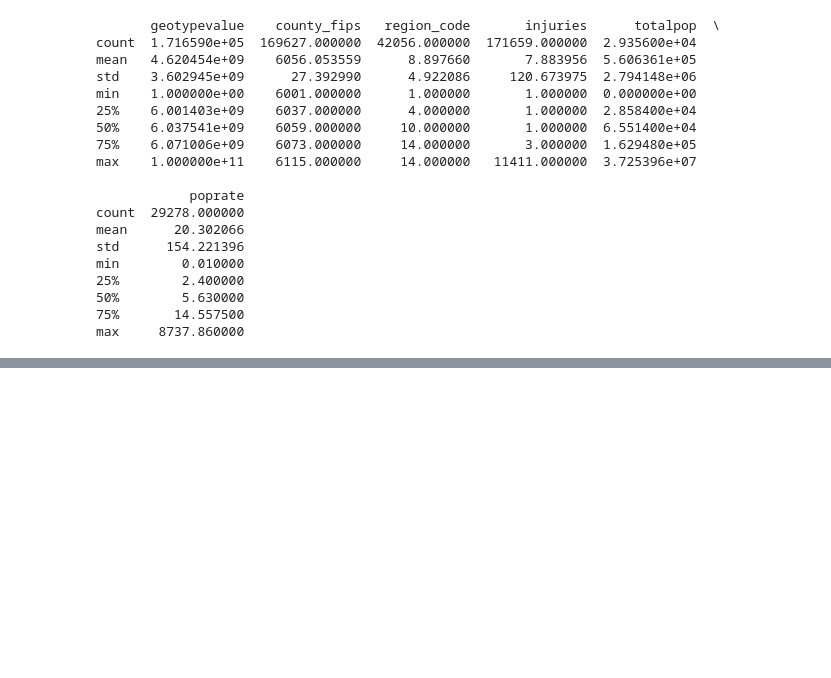
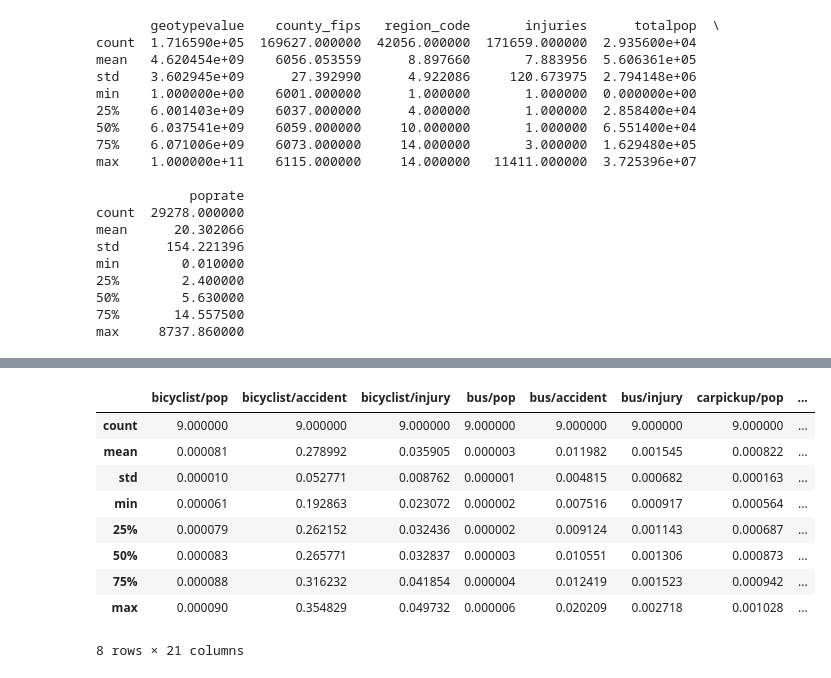
Before and after one commit to PadmaGuna/Project1, a Jupyter notebook: Monica.ipynb, the cells around one changed output, grey strips where cells are left out. Cells and saved outputs as stored; diff of their text form; code cells hidden in the pictures; blank space fills up the shorter version.

```diff
--- a/Monica.ipynb
+++ b/Monica.ipynb
@@ -471,0 +597,20 @@ yearly_injuries
+# %%
+mode_correlation_matrix = total_pop_df[['bicyclist/pop', 'bicyclist/accident',
+       'bicyclist/injury', 'bus/pop', 'bus/accident', 'bus/injury',
+       'carpickup/pop', 'carpickup/accident', 'carpickup/injury',
+       'motorcycle/pop', 'motorcycle/accident', 'motorcycle/injury', 'ped/pop',
+       'ped/accident', 'ped/injury', 'truck/pop', 'truck/accident',
+       'truck/injury', 'vehicles/pop', 'vehicles/accident', 'vehicles/injury']].describe()
+
+mode_correlation_matrix
+# %% [output]
+|  | bicyclist/pop | bicyclist/accident | bicyclist/injury | bus/pop | bus/accident | bus/injury | carpickup/pop | ... |
+| count | 9.000000 | 9.000000 | 9.000000 | 9.000000 | 9.000000 | 9.000000 | 9.000000 | ... |
+| mean | 0.000081 | 0.278992 | 0.035905 | 0.000003 | 0.011982 | 0.001545 | 0.000822 | ... |
+| std | 0.000010 | 0.052771 | 0.008762 | 0.000001 | 0.004815 | 0.000682 | 0.000163 | ... |
+| min | 0.000061 | 0.192863 | 0.023072 | 0.000002 | 0.007516 | 0.000917 | 0.000564 | ... |
+| 25% | 0.000079 | 0.262152 | 0.032436 | 0.000002 | 0.009124 | 0.001143 | 0.000687 | ... |
+| 50% | 0.000083 | 0.265771 | 0.032837 | 0.000003 | 0.010551 | 0.001306 | 0.000873 | ... |
+| 75% | 0.000088 | 0.316232 | 0.041854 | 0.000004 | 0.012419 | 0.001523 | 0.000942 | ... |
+| max | 0.000090 | 0.354829 | 0.049732 | 0.000006 | 0.020209 | 0.002718 | 0.001028 | ... |
+8 rows × 21 columns
```
Also changed, not shown: parts of 15 cells of this notebook.
